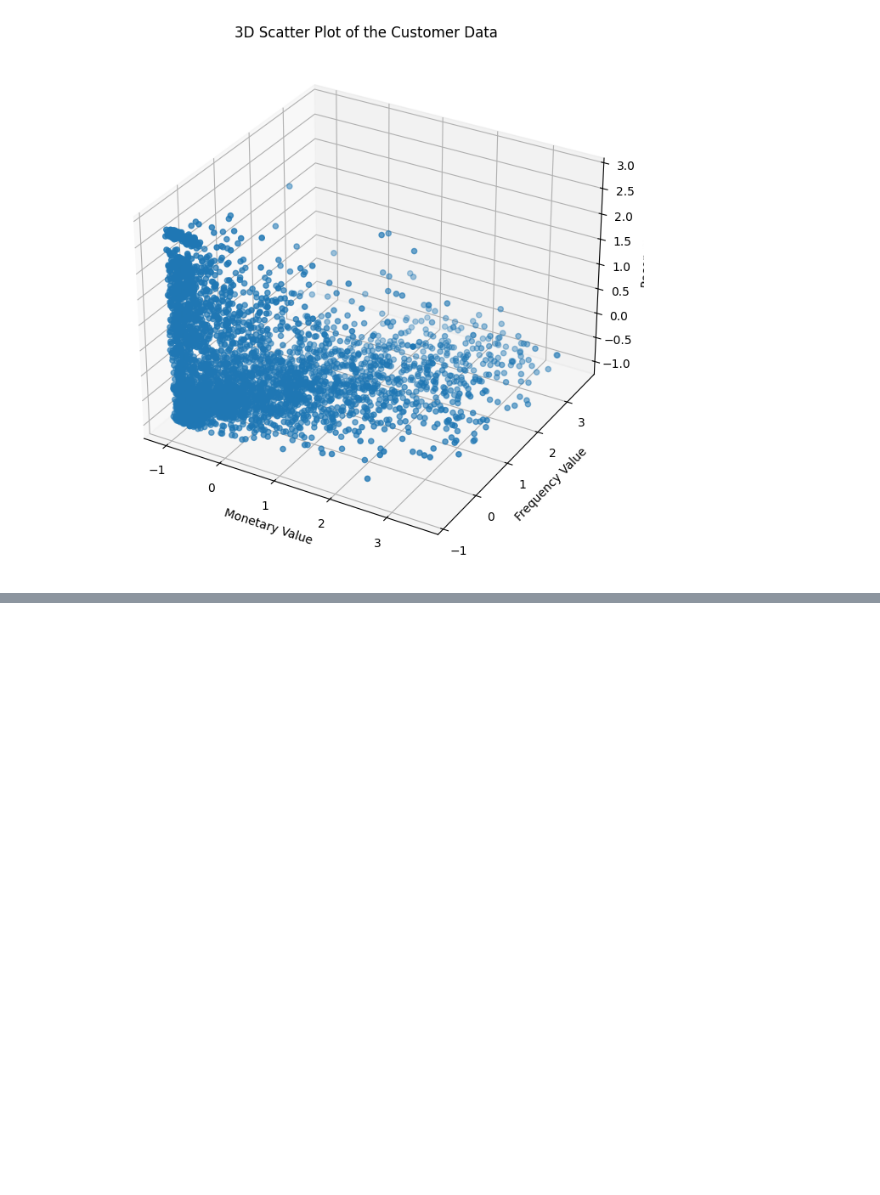
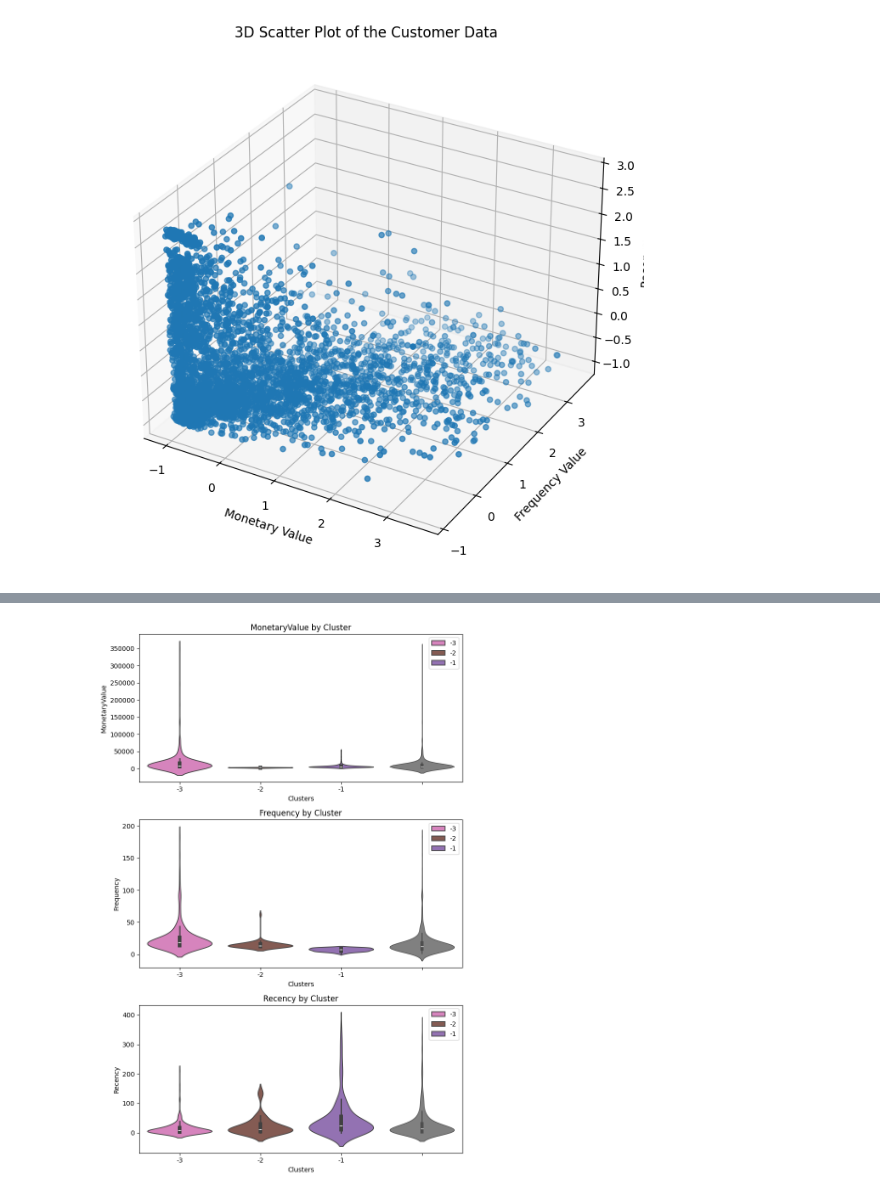
Before and after one commit to RawatRahul14/Customer-Segmentation, a Jupyter notebook: Customer_Segmentation.ipynb, the cells around one changed output, grey strips where cells are left out. Saved outputs shown, nothing was run; the diff lists cells and outputs as text; code cells hidden in the pictures; blank space fills up the shorter version.

```diff
--- a/Customer_Segmentation.ipynb
+++ b/Customer_Segmentation.ipynb
@@ -535,0 +687,13 @@ plt.show()
+# %%
+overlap_indices = monetary_outliers.index.intersection(frequency_outliers.index)
+
+monetary_only_outliers = monetary_outliers.drop(overlap_indices)
+frequency_only_outliers = frequency_outliers.drop(overlap_indices)
+monetary_frequency_outliers = monetary_outliers.loc[overlap_indices]
+
+monetary_only_outliers["Clusters"] = -1
+frequency_only_outliers["Clusters"] = -2
+monetary_frequency_outliers["Clusters"] = -3
+
+outliers_clusters = pd.concat([monetary_only_outliers, frequency_only_outliers, monetary_frequency_outliers])
+outliers_clusters.head()
@@ -535,0 +707,22 @@ plt.show()
+# %%
+cluster_colors = {
+    -1: "#9467bd",
+    -2: "#8c564b",
+    -3: "#e377c2"
+}
+
+cols = ["MonetaryValue", "Frequency", "Recency"]
+
+plt.figure(figsize = (8, 12))
+
+for i, col in enumerate(cols):
+    plt.subplot(3, 1, i+1)
+    sns.violinplot(x = outliers_clusters["Clusters"], y = outliers_clusters[col], palette = cluster_colors, hue = outliers_clusters["Clusters"])
+    sns.violinplot(y = outliers_clusters[col], color = "grey", linewidth = 1.0)
+    plt.title(f"{col} by Cluster")
+    plt.ylabel(f"{col}")
+
+plt.tight_layout()
+plt.show()
+# %% [output]
+[figure, added]
```
Also changed, not shown: parts of 20 cells of this notebook.
